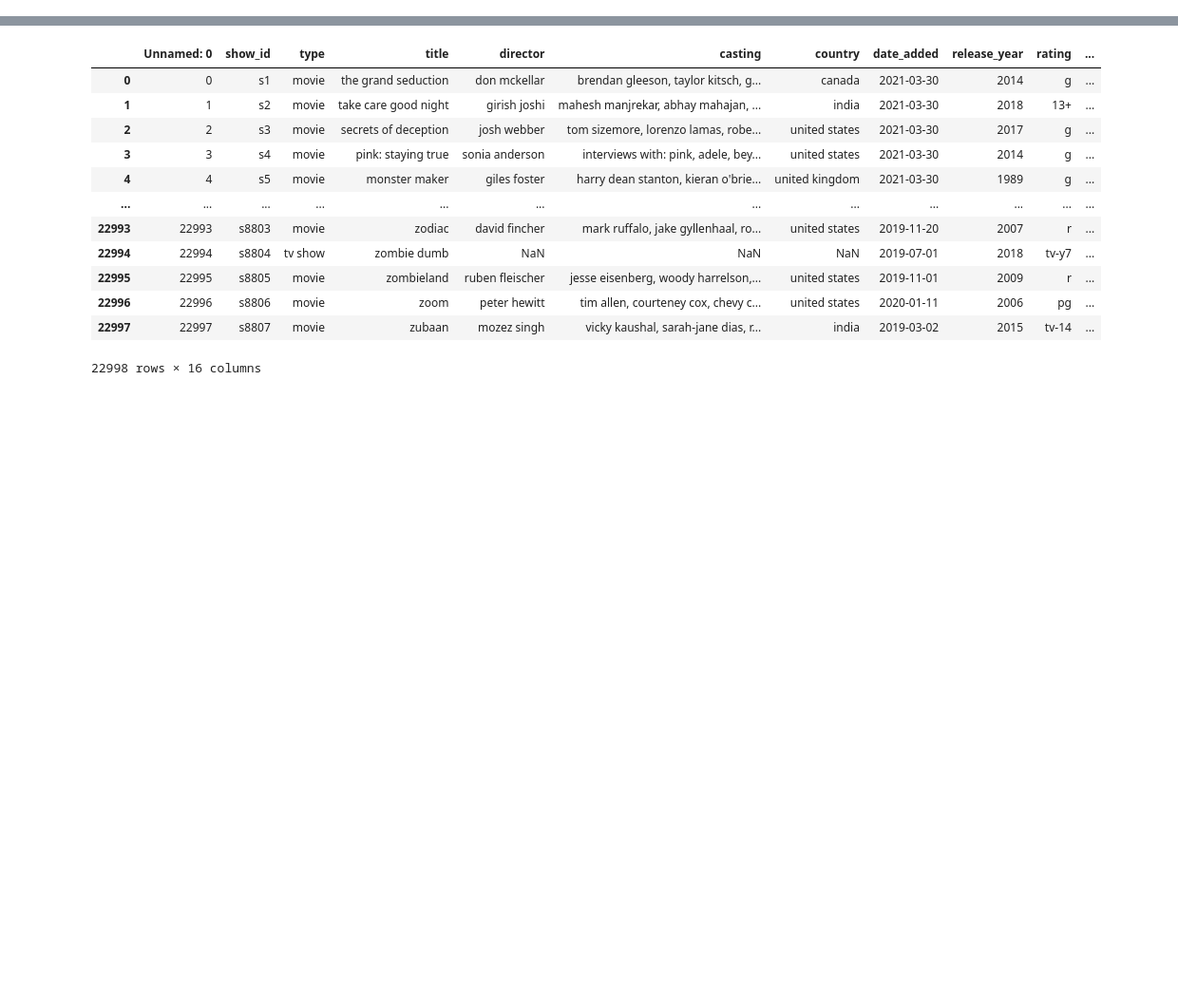
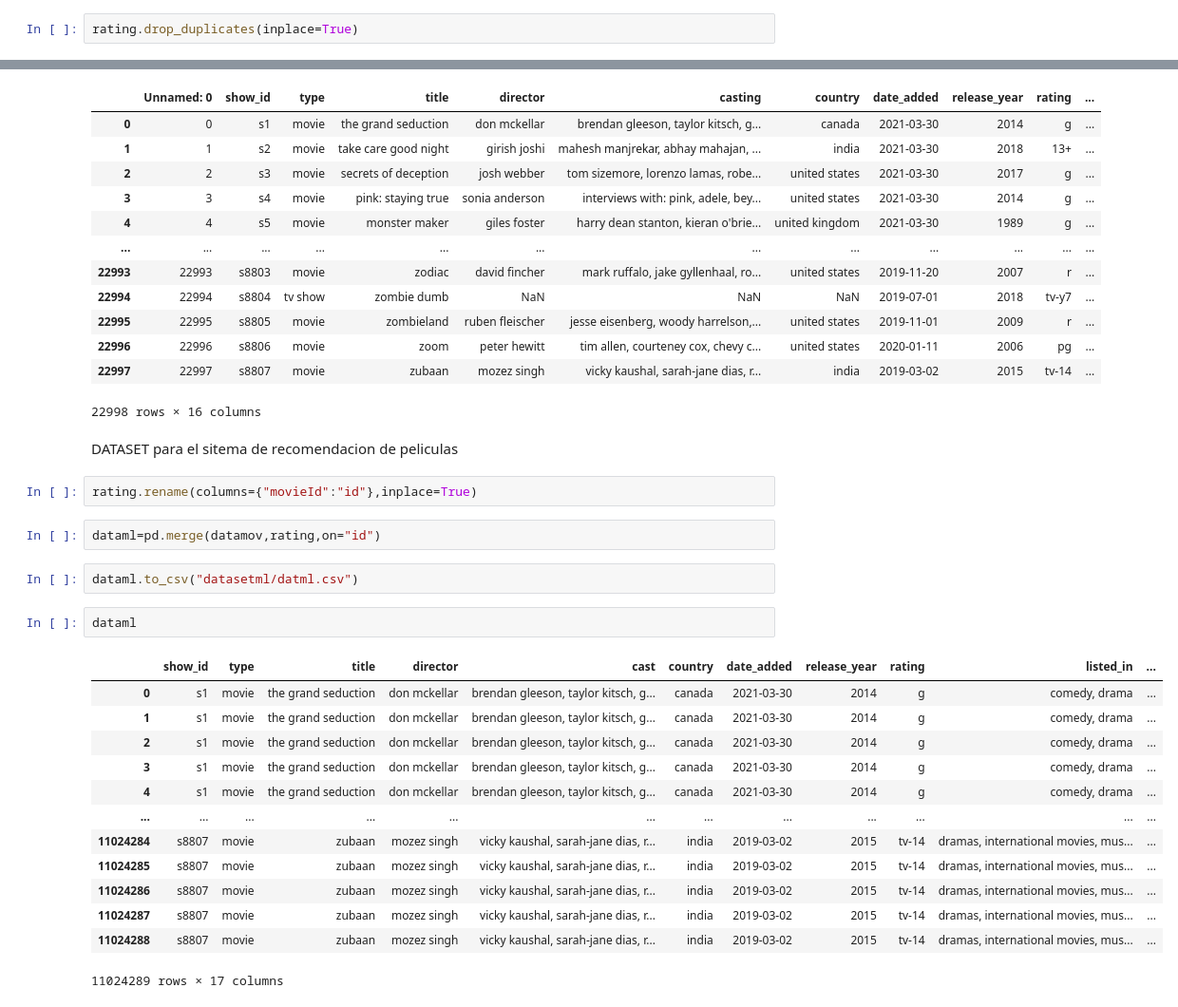
Before and after one commit to francomyburg/-PI_ML_OPS, a Jupyter notebook: ETL.ipynb, the cells around one changed output, grey strips where cells are left out. Shown at 95% size. Drawn from its saved outputs; the diff is of its cells as text; blank space fills up the shorter version.

```diff
--- a/ETL.ipynb
+++ b/ETL.ipynb
@@ -189,3 +195,5 @@ rating.rename(columns={"rating":"score"},inplace=True)
+# %%
+rating.drop_duplicates(inplace=True)
 # %% [markdown]
 - Obtener el promedio de los scores por cada movieId
 # %%
@@ -228,3 +236,27 @@ pd.read_csv("datfinal.csv")
 | 22996 | 22996 | s8806 | movie | zoom | peter hewitt | tim allen, courteney cox, chevy c... | united states | 2020-01-11 | 2006 | pg | ... |
 | 22997 | 22997 | s8807 | movie | zubaan | mozez singh | vicky kaushal, sarah-jane dias, r... | india | 2019-03-02 | 2015 | tv-14 | ... |
 22998 rows × 16 columns
+# %% [markdown]
+DATASET para el sitema de recomendacion de peliculas
+# %%
+rating.rename(columns={"movieId":"id"},inplace=True)
+# %%
+dataml=pd.merge(datamov,rating,on="id")
+# %%
+dataml.to_csv("datasetml/datml.csv")
+# %%
+dataml
+# %% [output]
+|  | show_id | type | title | director | cast | country | date_added | release_year | rating | listed_in | ... |
+| 0 | s1 | movie | the grand seduction | don mckellar | brendan gleeson, taylor kitsch, g... | canada | 2021-03-30 | 2014 | g | comedy, drama | ... |
+| 1 | s1 | movie | the grand seduction | don mckellar | brendan gleeson, taylor kitsch, g... | canada | 2021-03-30 | 2014 | g | comedy, drama | ... |
+| 2 | s1 | movie | the grand seduction | don mckellar | brendan gleeson, taylor kitsch, g... | canada | 2021-03-30 | 2014 | g | comedy, drama | ... |
+| 3 | s1 | movie | the grand seduction | don mckellar | brendan gleeson, taylor kitsch, g... | canada | 2021-03-30 | 2014 | g | comedy, drama | ... |
+| 4 | s1 | movie | the grand seduction | don mckellar | brendan gleeson, taylor kitsch, g... | canada | 2021-03-30 | 2014 | g | comedy, drama | ... |
+| ... | ... | ... | ... | ... | ... | ... | ... | ... | ... | ... | ... |
+| 11024284 | s8807 | movie | zubaan | mozez singh | vicky kaushal, sarah-jane dias, r... | india | 2019-03-02 | 2015 | tv-14 | dramas, international movies, mus... | ... |
+| 11024285 | s8807 | movie | zubaan | mozez singh | vicky kaushal, sarah-jane dias, r... | india | 2019-03-02 | 2015 | tv-14 | dramas, international movies, mus... | ... |
+| 11024286 | s8807 | movie | zubaan | mozez singh | vicky kaushal, sarah-jane dias, r... | india | 2019-03-02 | 2015 | tv-14 | dramas, international movies, mus... | ... |
+| 11024287 | s8807 | movie | zubaan | mozez singh | vicky kaushal, sarah-jane dias, r... | india | 2019-03-02 | 2015 | tv-14 | dramas, international movies, mus... | ... |
+| 11024288 | s8807 | movie | zubaan | mozez singh | vicky kaushal, sarah-jane dias, r... | india | 2019-03-02 | 2015 | tv-14 | dramas, international movies, mus... | ... |
+11024289 rows × 17 columns
```
Also changed, not shown: parts of 1 cell of this notebook, 5 other files.
